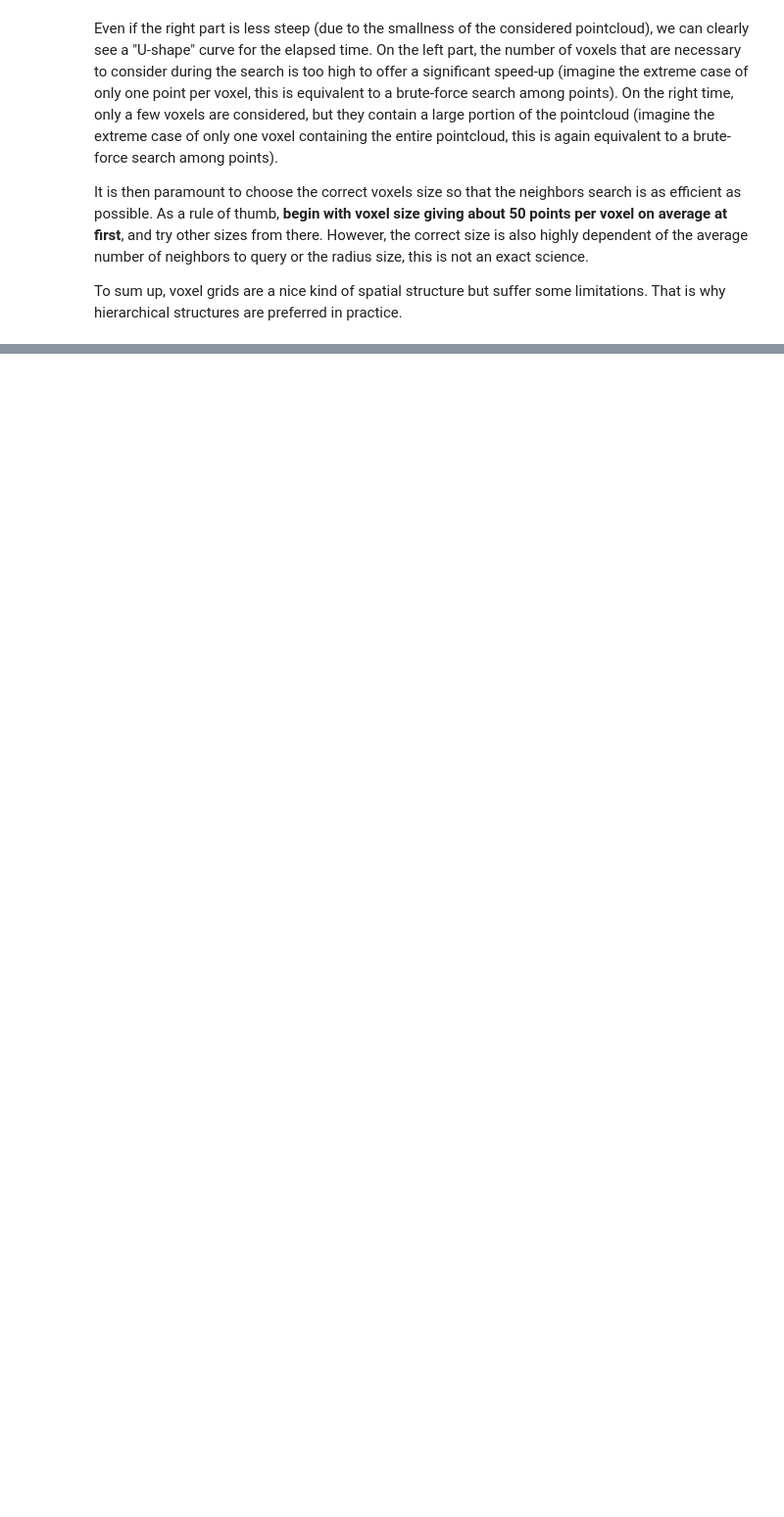
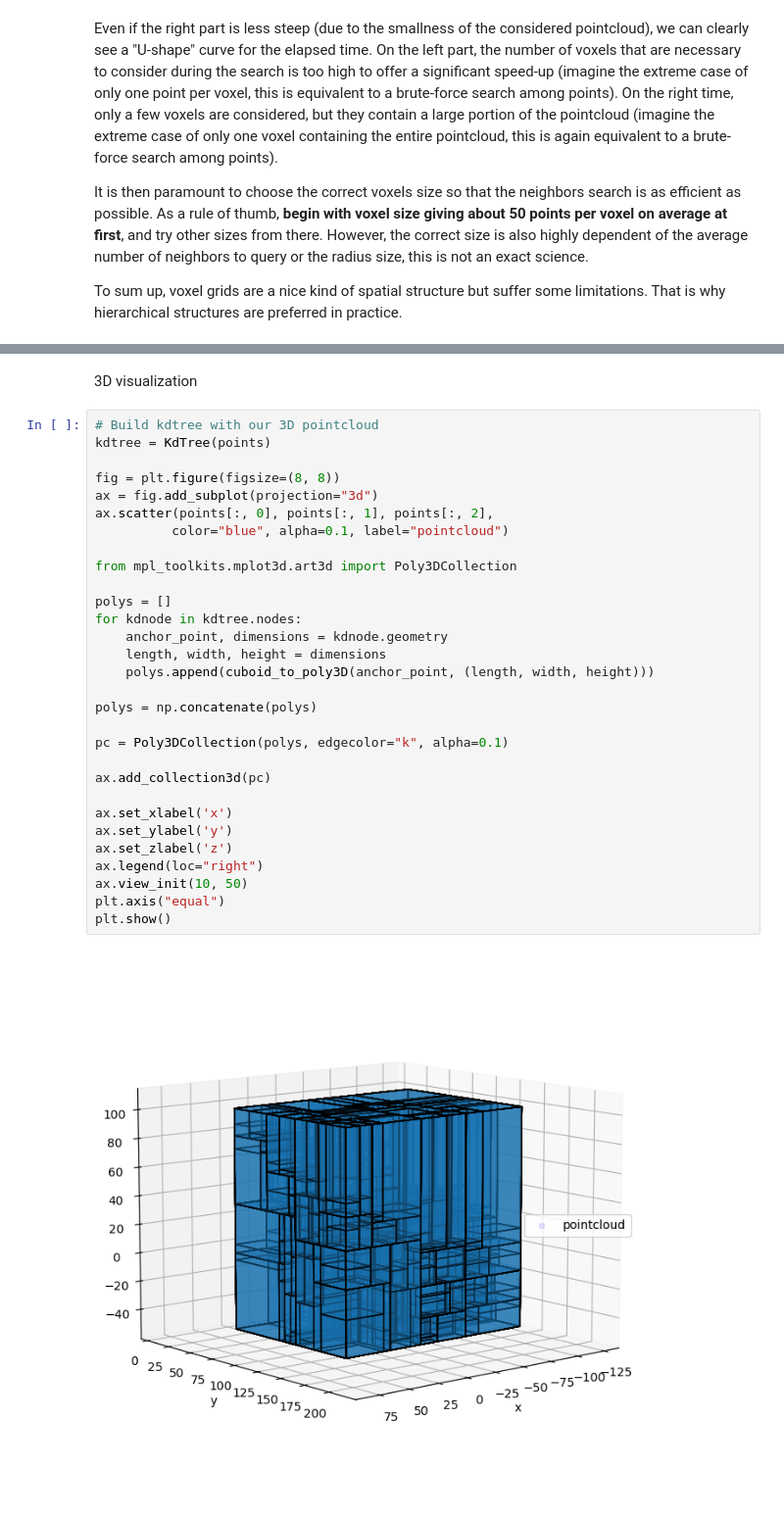
Before and after one commit to jlgregorio/tutorials-pointcloud-python, a Jupyter notebook: 2.spatial_indexing.ipynb, the cells around one changed output, grey strips where cells are left out. Shown at 98% size. Cells and saved outputs as stored; diff of their text form; blank space fills up the shorter version.

```diff
--- a/2.spatial_indexing.ipynb
+++ b/2.spatial_indexing.ipynb
@@ -489,0 +989,34 @@ To sum up, voxel grids are a nice kind of spatial structure but suffer some limi
+# %% [markdown]
+3D visualization
+# %%
+# Build kdtree with our 3D pointcloud
+kdtree = KdTree(points)
+
+fig = plt.figure(figsize=(8, 8))
+ax = fig.add_subplot(projection="3d")
+ax.scatter(points[:, 0], points[:, 1], points[:, 2],
+          color="blue", alpha=0.1, label="pointcloud")
+
+from mpl_toolkits.mplot3d.art3d import Poly3DCollection
+
+polys = []
+for kdnode in kdtree.nodes:
+    anchor_point, dimensions = kdnode.geometry
+    length, width, height = dimensions
+    polys.append(cuboid_to_poly3D(anchor_point, (length, width, height)))
+
+polys = np.concatenate(polys)
+
+pc = Poly3DCollection(polys, edgecolor="k", alpha=0.1)
+
+ax.add_collection3d(pc)
+
+ax.set_xlabel('x')
+ax.set_ylabel('y')
+ax.set_zlabel('z')
+ax.legend(loc="right")
+ax.view_init(10, 50)
+plt.axis("equal")
+plt.show()
+# %% [output]
+[figure, added]
```
Also changed, not shown: parts of 32 cells of this notebook, 2 other files.
